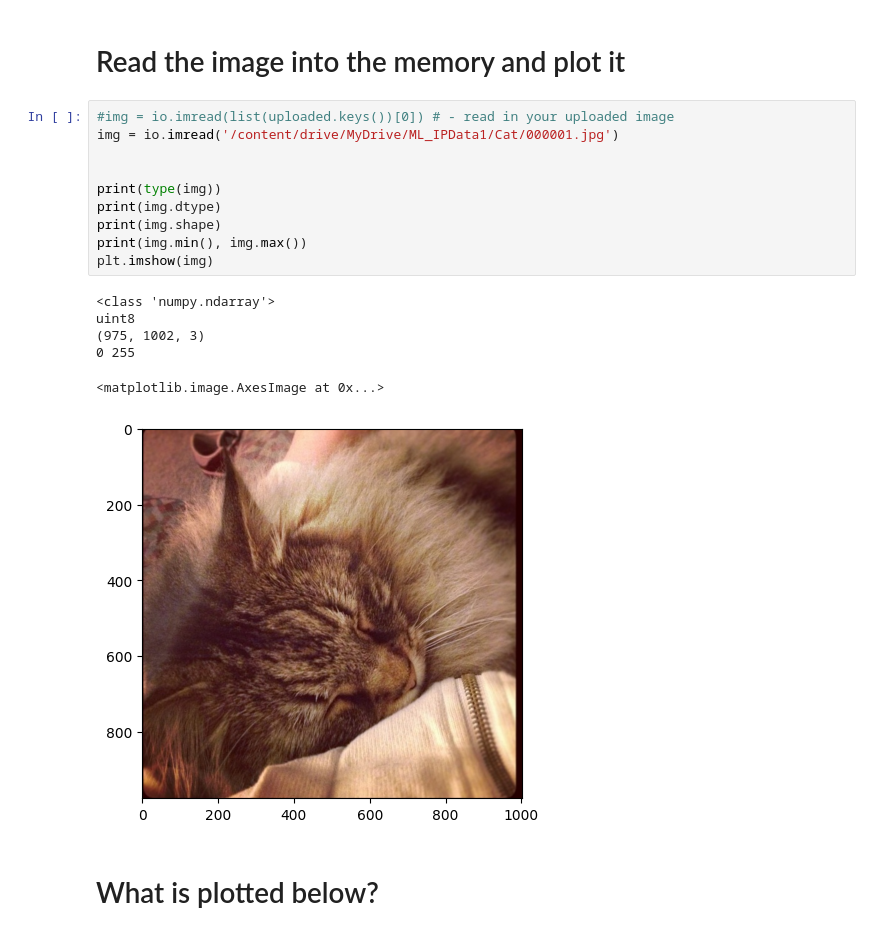
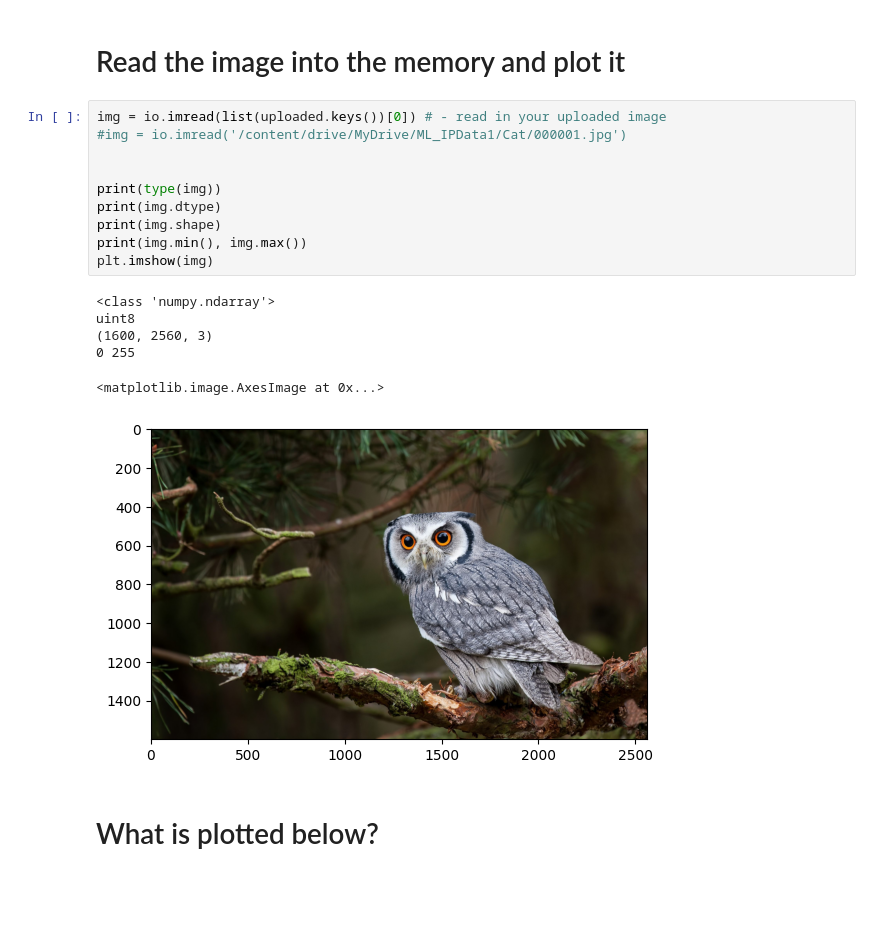
Before and after one commit to brinsley734/ML-Imaging-, a Jupyter notebook: IntroIP.ipynb, the cells around one changed output. Cells and saved outputs as stored; diff of their text form; blank space fills up the shorter version.

```diff
--- a/IntroIP.ipynb
+++ b/IntroIP.ipynb
@@ -30,22 +32,22 @@ t2.png
 # %% [markdown]
 # Read the image into the memory and plot it
 # %%
-#img = io.imread(list(uploaded.keys())[0]) # - read in your uploaded image
-img = io.imread('/content/drive/MyDrive/ML_IPData1/Cat/000001.jpg')
+img = io.imread(list(uploaded.keys())[0]) # - read in your uploaded image
+#img = io.imread('/content/drive/MyDrive/ML_IPData1/Cat/000001.jpg')
 
 
 print(type(img))
 print(img.dtype)
 print(img.shape)
 print(img.min(), img.max())
 plt.imshow(img)
 # %% [output]
 <class 'numpy.ndarray'>
 uint8
-(975, 1002, 3)
+(1600, 2560, 3)
 0 255
 <matplotlib.image.AxesImage at 0x...>
-[figure, old version]
+[figure, new version]
 # %% [markdown]
 # What is plotted below?
 # %%
```
Also changed, not shown: parts of 14 cells of this notebook.
